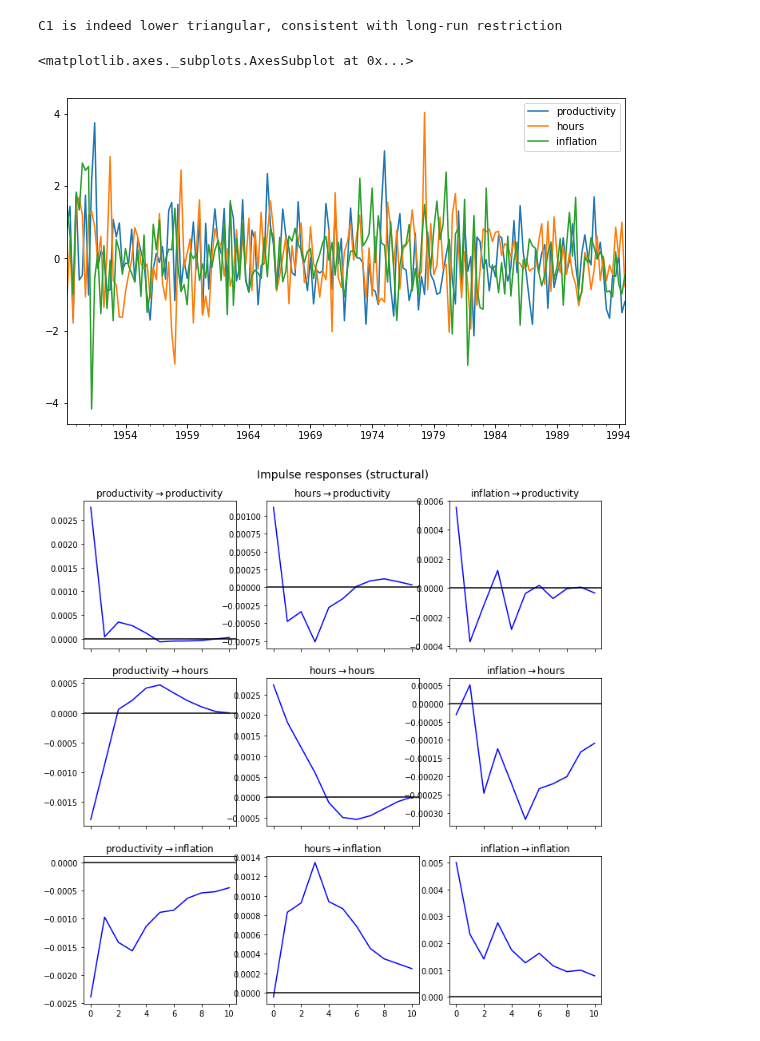
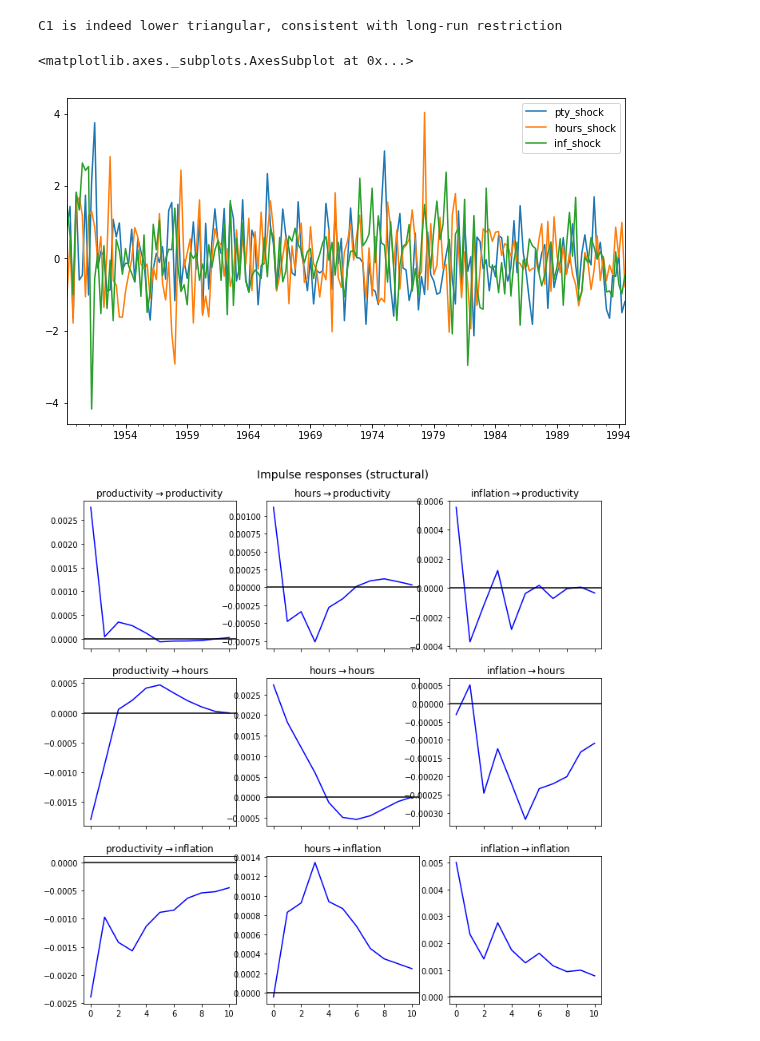
Before and after one commit to TaoWangEcon/ExpProject, a Jupyter notebook: workingfolder/python/InfShocks.ipynb, the cells around one changed output. Cells and saved outputs as stored; diff of their text form; code cells hidden in the pictures.

```diff
--- a/workingfolder/python/InfShocks.ipynb
+++ b/workingfolder/python/InfShocks.ipynb
@@ -262,16 +262,16 @@ C1 is indeed lower triangular, consistent with long-run restriction
 # %%
 ## Look into the structural shocks epsilon
 
 str_shocks_est=pd.DataFrame(epsilon_est.T)
 str_shocks_est.index=ts_var1.index[nlags:]
 if str_shocks_est.shape[1]==3:
-    str_shocks_est.columns=['productivity','hours','inflation']
+    str_shocks_est.columns=['pty_shock','hours_shock','inf_shock']
 if str_shocks_est.shape[1]==2:
     str_shocks_est.columns=['productivity','hours']
 str_shocks_est.plot(figsize=(10,6))
 # %% [output]
 <matplotlib.axes._subplots.AxesSubplot at 0x...>
-[figure, old version]
+[figure, new version]
 # %%
 def ma_rep(coefs, maxn=10):
     """
```
Also changed, not shown: parts of 15 cells of this notebook, 6 other files.
